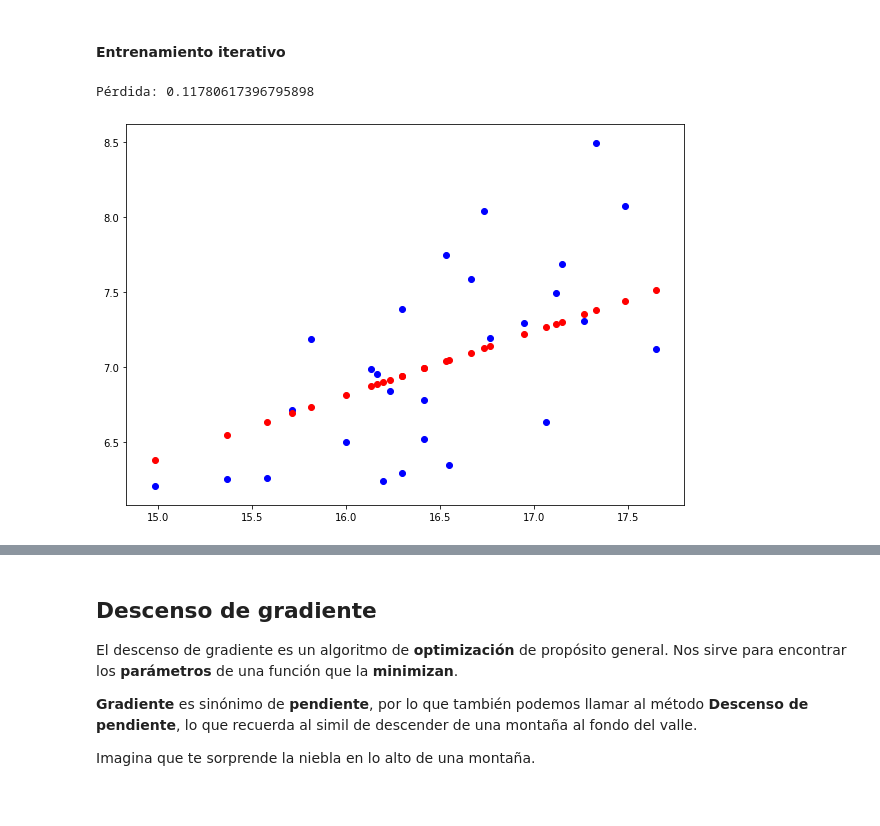
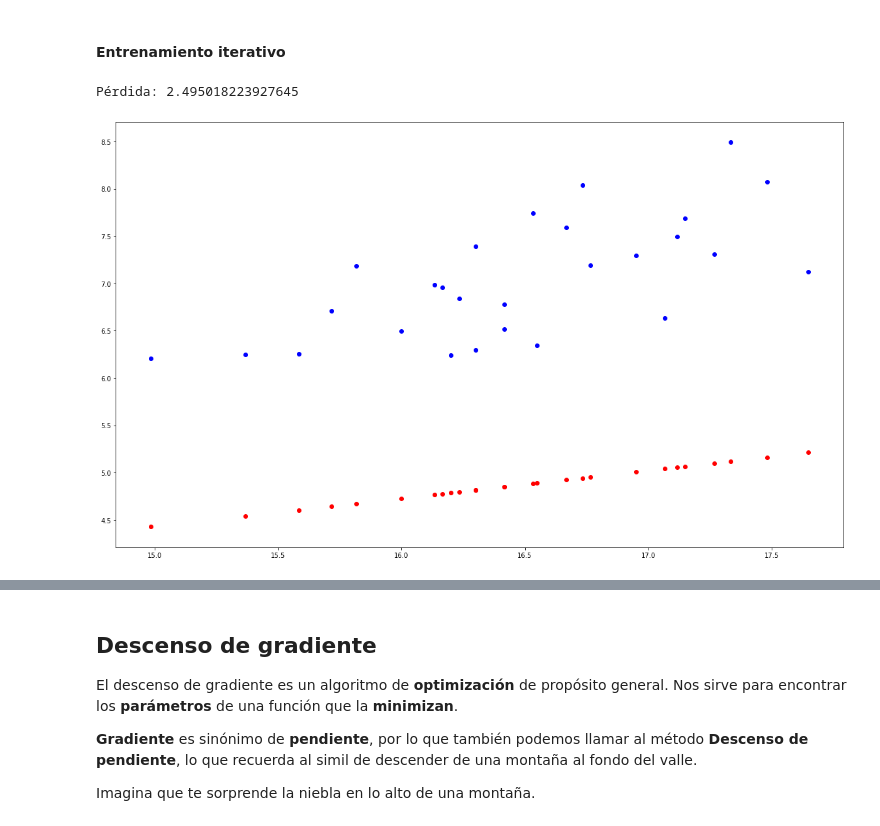
Before and after one commit to fizcogar/Intro-IA, a Jupyter notebook: Intro-IA-1.ipynb, the cells around one changed output, grey strips where cells are left out. Cells and saved outputs as stored; diff of their text form; code cells hidden in the pictures.

```diff
--- a/Intro-IA-1.ipynb
+++ b/Intro-IA-1.ipynb
@@ -147,7 +132,7 @@ Numpy, lo mismo, para matemáticas
 # %%
 # Matplotlib para gráficos:
 import matplotlib.pyplot as plt
-plt.rcParams['figure.figsize'] = [10, 7]
+plt.rcParams['figure.figsize'] = [20, 12]
 
 # Columnas de la tabla a vectores
 x = data['TemperaturaMediaVerano'].values
@@ -304,8 +271,8 @@ class SimpleModel:
         this.a1 = a1
 
     # Predicción según un modelo lineal (simplifiada a una sola variable):
-    def predict(this, temp_verano):
-        return this.a0 + this.a1 * temp_verano
+    def predict(this, x):
+        return this.a0 + this.a1 * x
 
     # Función de pérdida
     def loss(this, y_hat, y):
@@ -344,18 +311,18 @@ y = data['Precio'].values
 # %%
 # Cada vez que ejecutemos esta celda, es un ciclo de entrenamiento (una época)
 # Predicción y error medio:
 y_hat = m.predict(x)
 loss = m.loss(y_hat, y)
 # Los dibujamos:
 print("Pérdida:", loss)
 plt.scatter(x, y, color='blue');
 plt.scatter(x, y_hat, color='red');
 plt.show()
 # Un ciclo de entrenamiento:
-m.fit(x, y, lr = 0.001) # probar con lr = 0.003 y lr = 005 y lr = 0.008
+m.fit(x, y, lr = 0.0005) # probar con lr = 0.003 y lr = 005 y lr = 0.008
 # %% [output]
-Pérdida: 0.11780617396795898
+Pérdida: 2.495018223927645
-[figure, old version]
+[figure, new version]
 # %% [markdown]
 ## Descenso de gradiente
 
```
Also changed, not shown: parts of 19 cells of this notebook.
